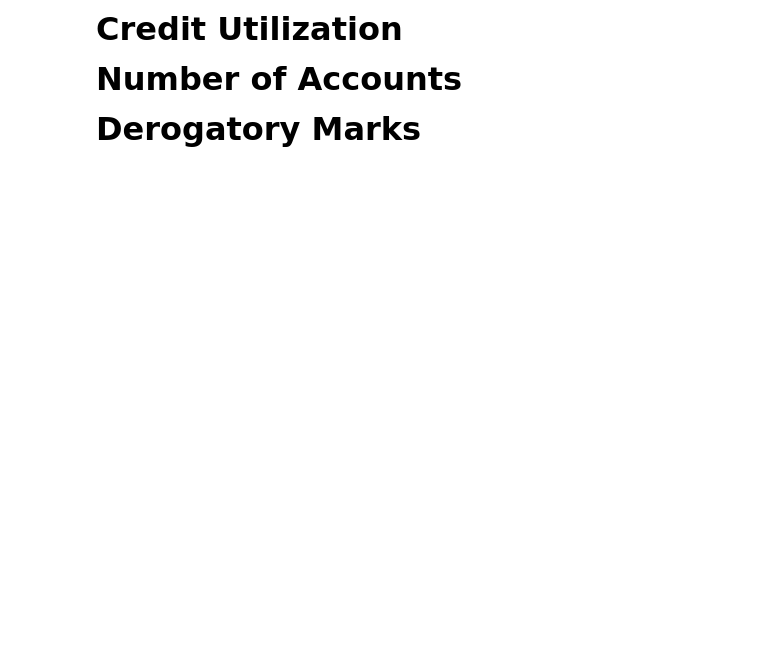
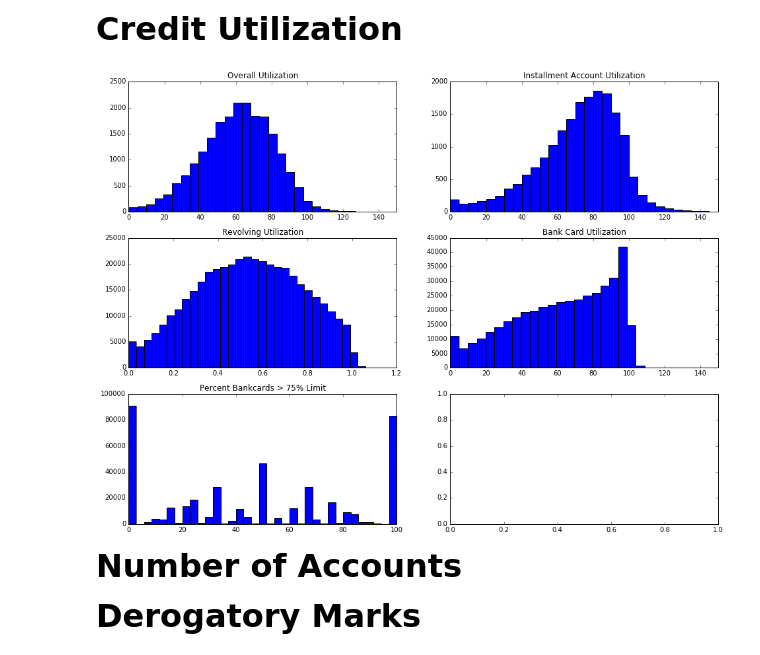
Before and after one commit to ankitagarwal/cs109a, a Jupyter notebook: base_notebook.ipynb, the cells around one changed output. Drawn from its saved outputs; the diff is of its cells as text; code cells hidden in the pictures; blank space fills up the shorter version.

```diff
--- a/base_notebook.ipynb
+++ b/base_notebook.ipynb
@@ -359,3 +297,13 @@ plt.show()
+# %%
+fig, ax = plt.subplots(3, 2, figsize=(16, 12))
+plt_hist(data.all_util, 0, 150, False, 30, "Overall Utilization", ax[0][0])
+plt_hist(data.il_util, 0, 150, False, 30, "Installment Account Utilization", ax[0][1])
+plt_hist(data.revol_util, 0, 1.2, False, 35, "Revolving Utilization", ax[1][0])
+plt_hist(data.bc_util, 0, 150, False, 30, "Bank Card Utilization", ax[1][1])
+plt_hist(data.percent_bc_gt_75, 0, 100, False, 35, "Percent Bankcards > 75% Limit", ax[2][0])
+plt.show()
+# %% [output]
+[figure, added]
 # %% [markdown]
 **<font size=6>Number of Accounts</font>**
 # %%
```
Also changed, not shown: parts of 38 cells of this notebook.
